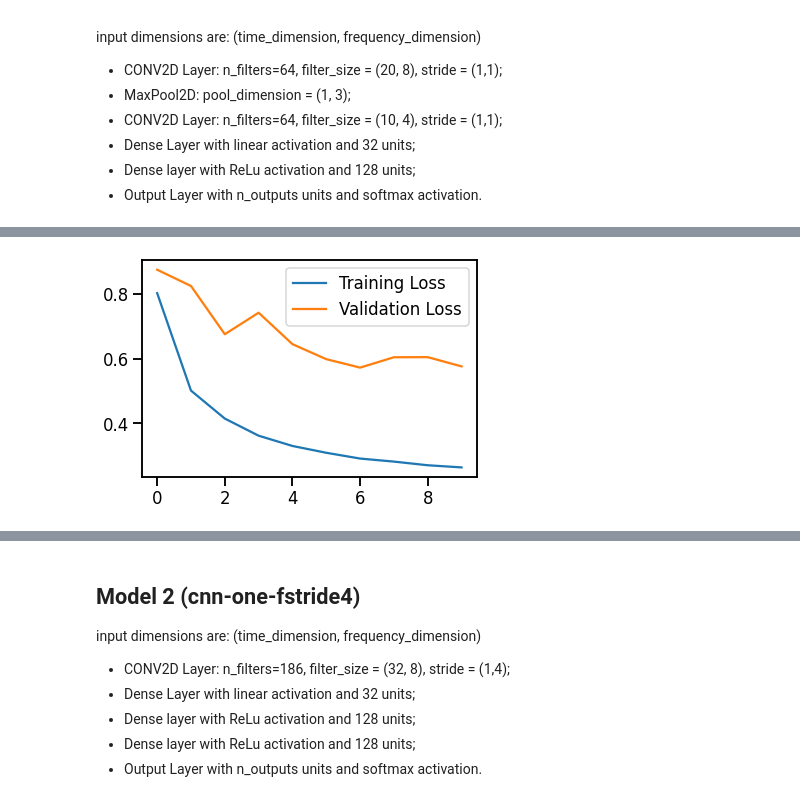
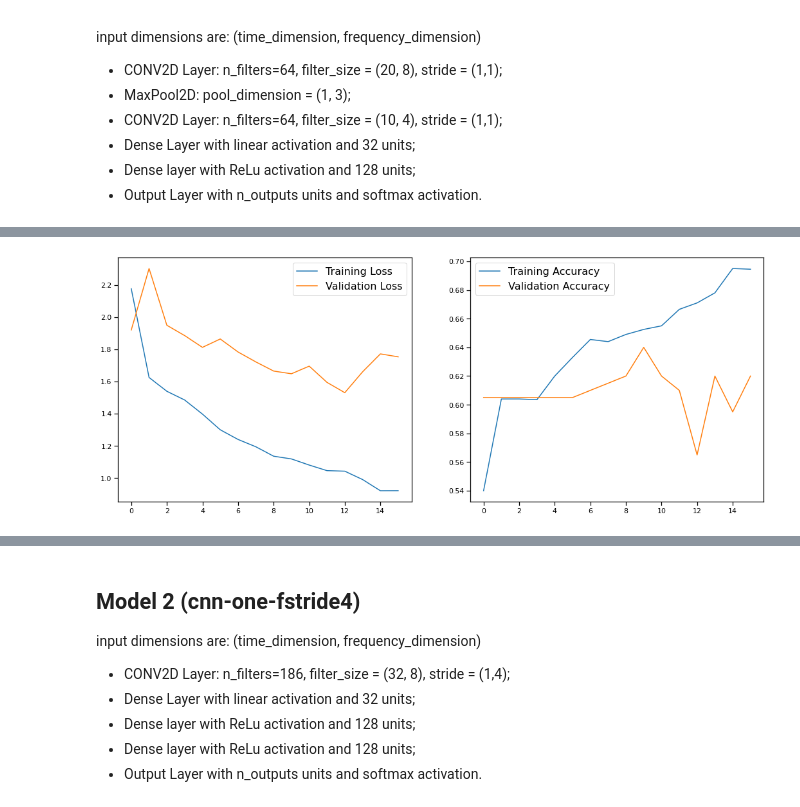
Before and after one commit to rmazzier/HDA-Project-Key-Word-Spotting, a Jupyter notebook: CNN Experiments.ipynb, the cells around one changed output, grey strips where cells are left out. Cells and saved outputs as stored; diff of their text form; code cells hidden in the pictures.

```diff
--- a/CNN Experiments.ipynb
+++ b/CNN Experiments.ipynb
@@ -285,0 +154,24 @@ training_data
+# %%
+n_mfcc=40
+# n_filters=[20,30,40,50]
+n_filters = 40
+mfcc_deltas=False
+win_size = 400
+hop_size=160
+model_name = "cnn_trad_fpool3"
+
+model_cnn_trad_fpool3 = cnn_trad_fpool3(train_dataset,
+                                        output_classes,
+                                        n_mfcc=n_mfcc,
+                                        mfcc_deltas=mfcc_deltas,
+                                       model_name = model_name,
+                                       n_filters=n_filters,
+                                        win_size=win_size,
+                                        hop_size=hop_size)
+model_cnn_trad_fpool3.compile(
+    optimizer=tf.keras.optimizers.Adam(learning_rate = 0.001),
+    loss=tf.keras.losses.SparseCategoricalCrossentropy(from_logits=True),
+    metrics=['accuracy'],
+)
+
+model_cnn_trad_fpool3.summary()
@@ -285,0 +205,11 @@ training_data
+# %%
+early_stopping = tf.keras.callbacks.EarlyStopping(
+            verbose=1, patience=3)
+reduce_lr = tf.keras.callbacks.ReduceLROnPlateau()
+history = model_cnn_trad_fpool3.fit(
+    train_dataset,
+    validation_data=valid_dataset,
+    epochs=30,
+    callbacks=[early_stopping, reduce_lr],
+    steps_per_epoch=train_steps,
+    validation_steps=valid_steps)
@@ -286,8 +244,16 @@ training_data
 # %%
+training_data = history.history
+plt.figure(figsize=(18,7))
+plt.subplot(1,2,1)
 plt.plot(range(len(training_data['loss'])), training_data['loss'], label="Training Loss")
 plt.plot(range(len(training_data['val_loss'])), training_data['val_loss'], label="Validation Loss")
+plt.legend(fontsize=16)
 
-plt.legend()
+plt.subplot(1,2,2)
+plt.plot(range(len(training_data['accuracy'])), training_data['accuracy'], label="Training Accuracy")
+plt.plot(range(len(training_data['val_accuracy'])), training_data['val_accuracy'], label="Validation Accuracy")
+
+plt.legend(fontsize=16)
 plt.show()
 # %% [output]
-[figure, old version]
+[figure, new version]
```
Also changed, not shown: parts of 67 cells of this notebook, 7 other files.
